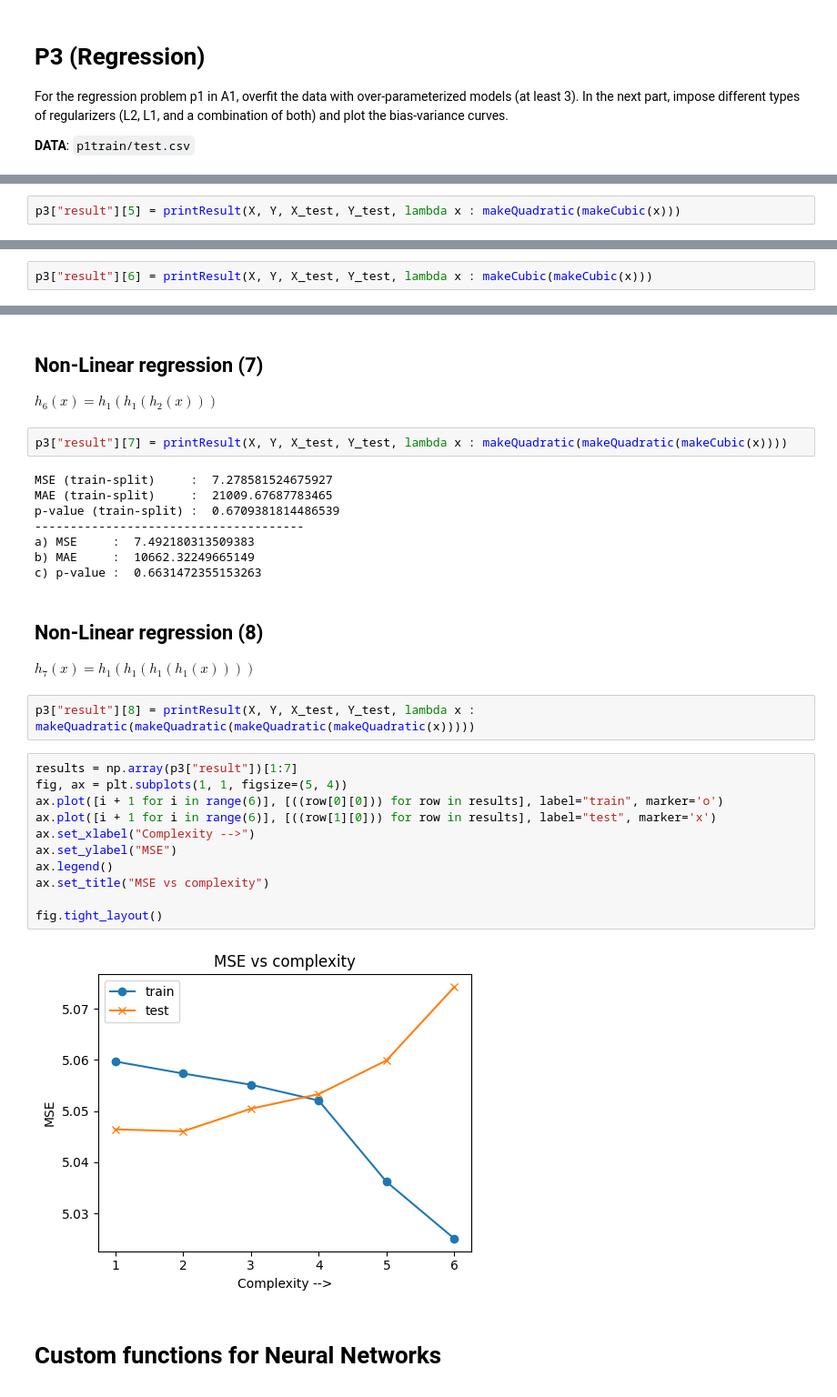
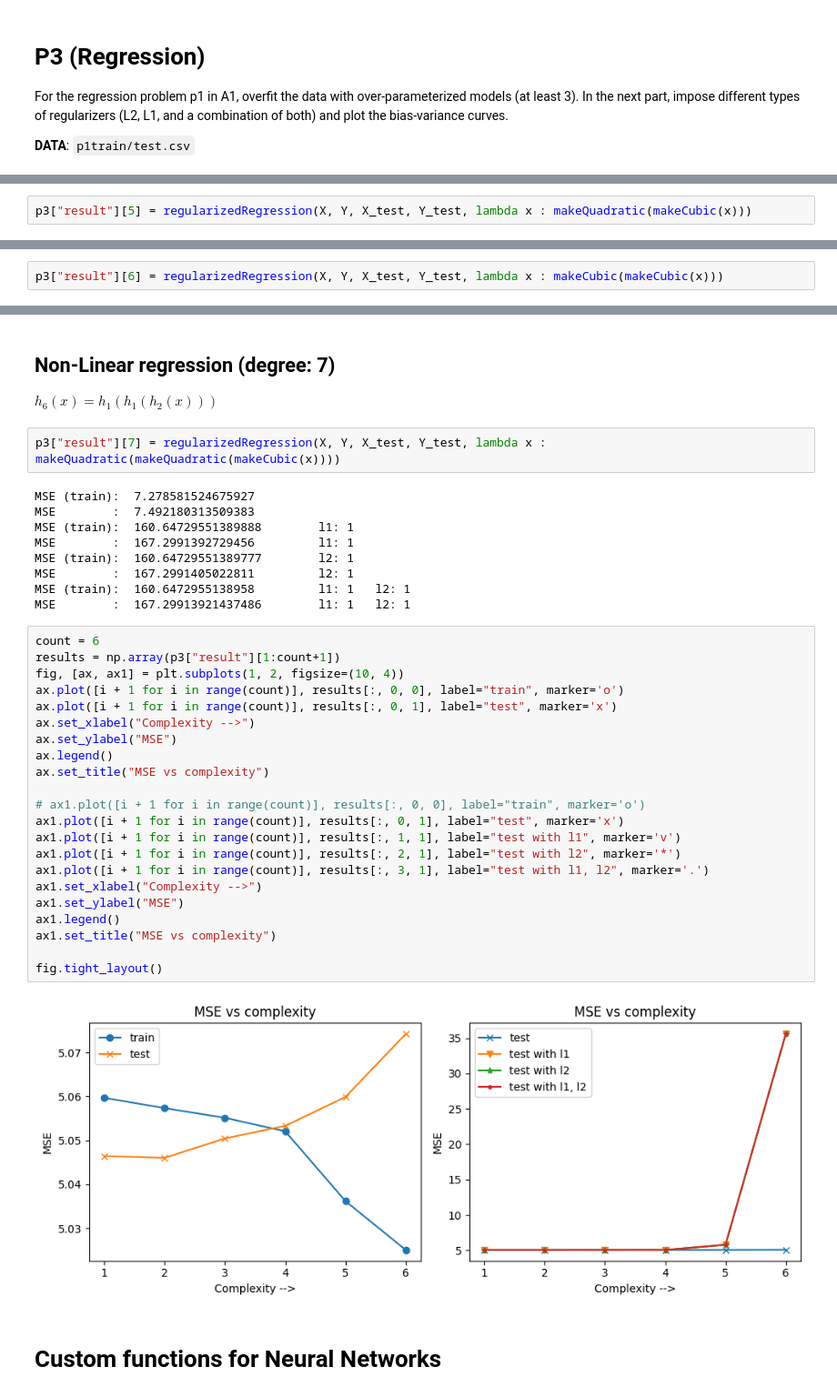
Before and after one commit to lokesh1197/PRNN-2023, a Jupyter notebook: Assignment2/solution.ipynb, the cells around one changed output, grey strips where cells are left out. Shown: that part at 91% size. Saved outputs shown, nothing was run; the diff lists cells and outputs as text.

```diff
--- a/Assignment2/solution.ipynb
+++ b/Assignment2/solution.ipynb
@@ -551,4 +551,4 @@ c) p-value :  0.9112055609046055
 $h_4(x) = h_1(h_2(x))$
 # %%
-p3["result"][5] = printResult(X, Y, X_test, Y_test, lambda x : makeQuadratic(makeCubic(x)))
+p3["result"][5] = regularizedRegression(X, Y, X_test, Y_test, lambda x : makeQuadratic(makeCubic(x)))
 # %% [output]
@@ -564,4 +565,4 @@ c) p-value :  0.9100196705445498
 $h_5(x) = h_2(h_2(x))$
 # %%
-p3["result"][6] = printResult(X, Y, X_test, Y_test, lambda x : makeCubic(makeCubic(x)))
+p3["result"][6] = regularizedRegression(X, Y, X_test, Y_test, lambda x : makeCubic(makeCubic(x)))
 # %% [output]
@@ -575,34 +577,41 @@ c) p-value :  0.9108650785034057
 # %% [markdown]
-## Non-Linear regression (7)
+## Non-Linear regression (degree: 7)
 $h_6(x) = h_1(h_1(h_2(x)))$
 # %%
-p3["result"][7] = printResult(X, Y, X_test, Y_test, lambda x : makeQuadratic(makeQuadratic(makeCubic(x))))
+p3["result"][7] = regularizedRegression(X, Y, X_test, Y_test, lambda x : makeQuadratic(makeQuadratic(makeCubic(x))))
 # %% [output]
-MSE (train-split)     :  7.278581524675927
-MAE (train-split)     :  21009.67687783465
-p-value (train-split) :  0.6709381814486539
---------------------------------------
-a) MSE     :  7.492180313509383
-b) MAE     :  10662.32249665149
-c) p-value :  0.6631472355153263
+MSE (train):  7.278581524675927
+MSE        :  7.492180313509383
+MSE (train):  160.64729551389888        l1: 1
+MSE        :  167.2991392729456         l1: 1
+MSE (train):  160.64729551389777        l2: 1
+MSE        :  167.2991405022811         l2: 1
+MSE (train):  160.6472955138958         l1: 1   l2: 1
+MSE        :  167.29913921437486        l1: 1   l2: 1
-# %% [markdown]
-## Non-Linear regression (8)
-$h_7(x) = h_1(h_1(h_1(h_1(x))))$
-# %%
-p3["result"][8] = printResult(X, Y, X_test, Y_test, lambda x : makeQuadratic(makeQuadratic(makeQuadratic(makeQuadratic(x)))))
 # %%
-results = np.array(p3["result"])[1:7]
-fig, ax = plt.subplots(1, 1, figsize=(5, 4))
-ax.plot([i + 1 for i in range(6)], [((row[0][0])) for row in results], label="train", marker='o')
-ax.plot([i + 1 for i in range(6)], [((row[1][0])) for row in results], label="test", marker='x')
+count = 6
+results = np.array(p3["result"][1:count+1])
+fig, [ax, ax1] = plt.subplots(1, 2, figsize=(10, 4))
+ax.plot([i + 1 for i in range(count)], results[:, 0, 0], label="train", marker='o')
+ax.plot([i + 1 for i in range(count)], results[:, 0, 1], label="test", marker='x')
 ax.set_xlabel("Complexity -->")
 ax.set_ylabel("MSE")
 ax.legend()
 ax.set_title("MSE vs complexity")
 
+# ax1.plot([i + 1 for i in range(count)], results[:, 0, 0], label="train", marker='o')
+ax1.plot([i + 1 for i in range(count)], results[:, 0, 1], label="test", marker='x')
+ax1.plot([i + 1 for i in range(count)], results[:, 1, 1], label="test with l1", marker='v')
+ax1.plot([i + 1 for i in range(count)], results[:, 2, 1], label="test with l2", marker='*')
+ax1.plot([i + 1 for i in range(count)], results[:, 3, 1], label="test with l1, l2", marker='.')
+ax1.set_xlabel("Complexity -->")
+ax1.set_ylabel("MSE")
+ax1.legend()
+ax1.set_title("MSE vs complexity")
+
 fig.tight_layout()
 # %% [output]
-[figure, old version]
+[figure, new version]
 # %% [markdown]
 # Custom functions for Neural Networks
 # %% [markdown]
```
Also changed, not shown: parts of 90 cells of this notebook, 1 other file.
